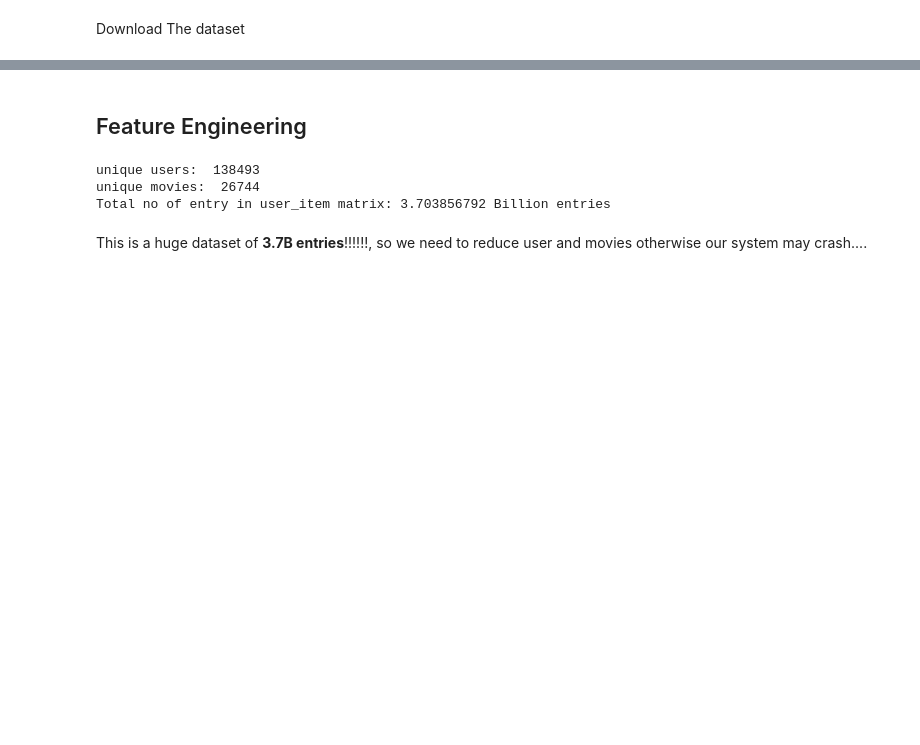
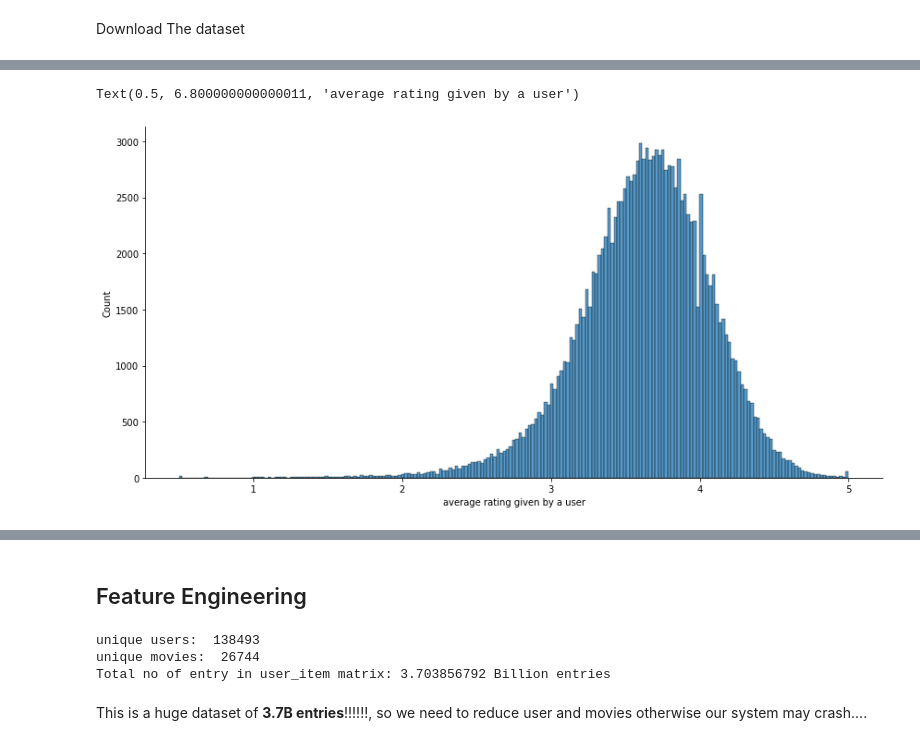
Before and after one commit to Vijay1C/Movie_Recomendation, a Jupyter notebook: Recomendation_System_MovieLens.ipynb, the cells around one changed output, grey strips where cells are left out. Cells and saved outputs as stored; diff of their text form; code cells hidden in the pictures; blank space fills up the shorter version.

```diff
--- a/Recomendation_System_MovieLens.ipynb
+++ b/Recomendation_System_MovieLens.ipynb
@@ -147,0 +163,9 @@ sns.scatterplot([1,2,3],[2,5,7])
+# %%
+# Checking the ratings histogram
+
+import seaborn as sns
+sns.displot(data=avg_user_ratings, x="rating", height=6, aspect=2)
+plt.xlabel("average rating given by a user")
+# %% [output]
+Text(0.5, 6.800000000000011, 'average rating given by a user')
+[figure, added]
```
Also changed, not shown: parts of 32 cells of this notebook.
